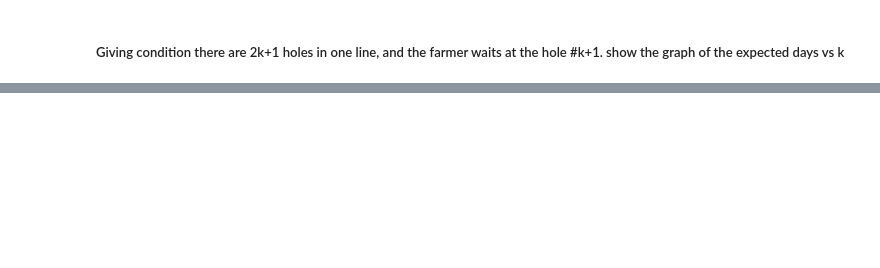
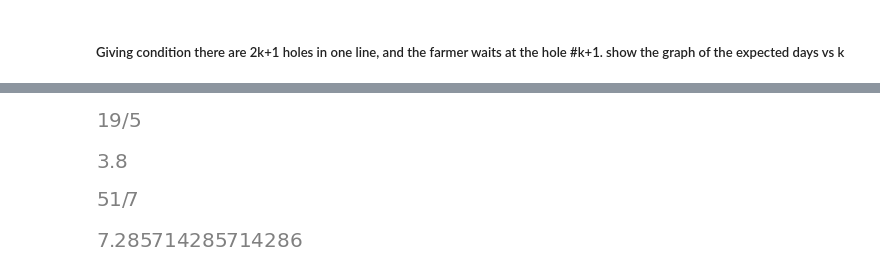
Before and after one commit to edwardlu71/ConceptByExample, a Jupyter notebook: E03_112_MonteCarloByExamples.ipynb, the cells around one changed output, grey strips where cells are left out. Saved outputs shown, nothing was run; the diff lists cells and outputs as text; code cells hidden in the pictures; blank space fills up the shorter version.

```diff
--- a/E03_112_MonteCarloByExamples.ipynb
+++ b/E03_112_MonteCarloByExamples.ipynb
@@ -168,0 +192,9 @@ average simulation days 7.3742
+# %%
+e2 = f.subs(k,2) # 5 holes
+e3 = f.subs(k,3) # 7 holes
+display(e2, e2.p/e2.q, e3, e3.p/e3.q)
+# %% [output]
+[figure, added]
+[figure, added]
+[figure, added]
+[figure, added]
```
Also changed, not shown: parts of 11 cells of this notebook.
